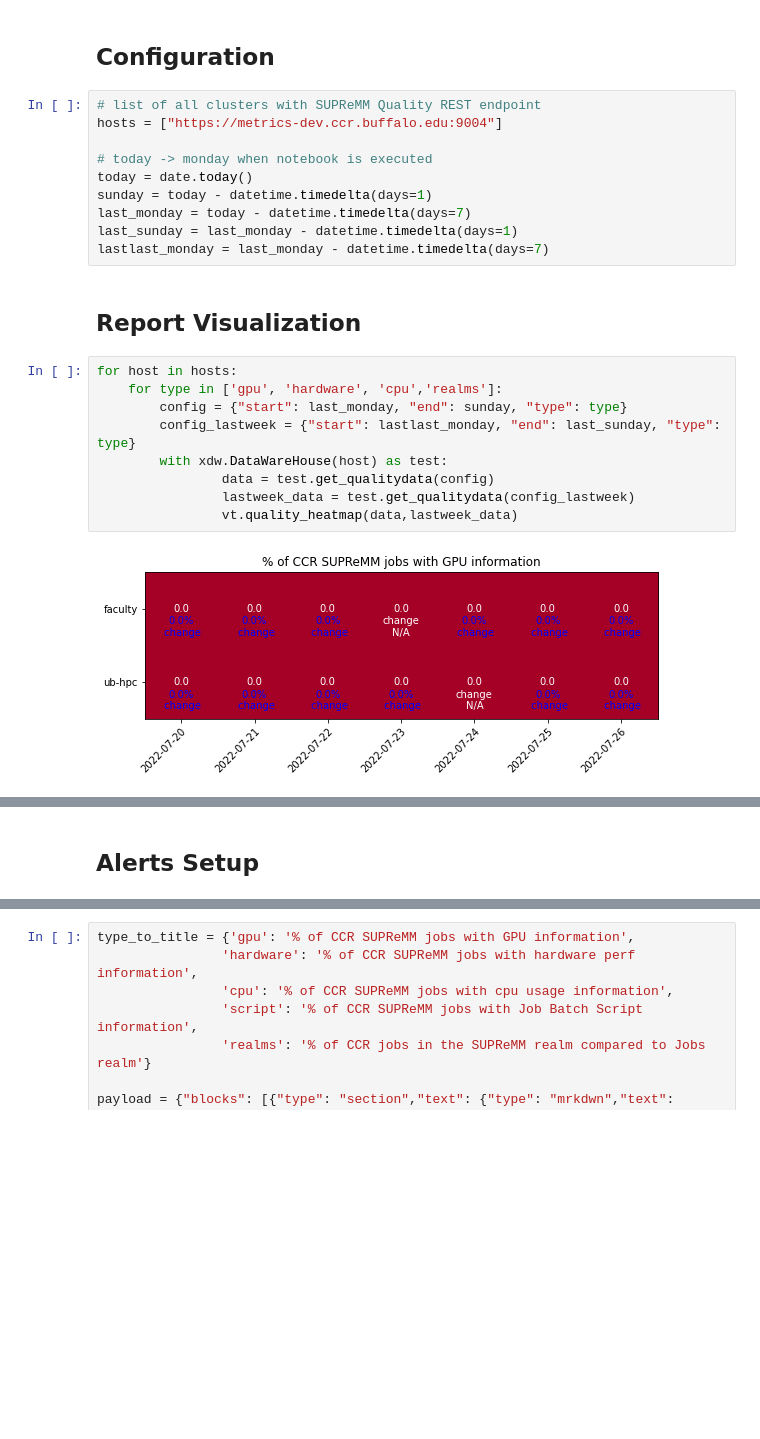
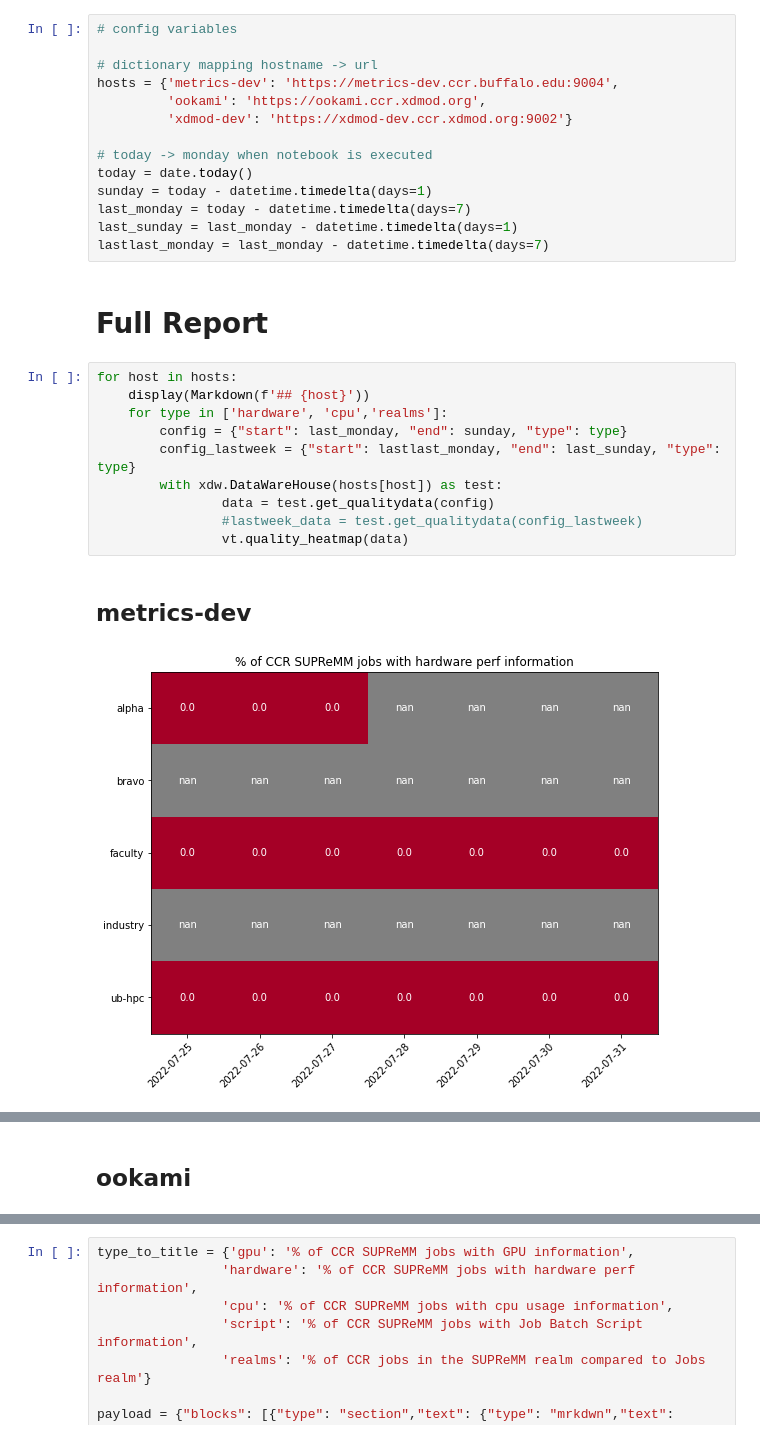
Before and after one commit to thanickcruz/xdmod-alerts, a Jupyter notebook: supremm-alert.ipynb, the cells around one changed output, grey strips where cells are left out. Saved outputs shown, nothing was run; the diff lists cells and outputs as text; blank space fills up the shorter version.

```diff
--- a/supremm-alert.ipynb
+++ b/supremm-alert.ipynb
@@ -15,8 +15,10 @@ import xdmod.visualizer_test as vt
-# %% [markdown]
-## Configuration
 # %%
-# list of all clusters with SUPReMM Quality REST endpoint
-hosts = ["https://metrics-dev.ccr.buffalo.edu:9004"]
+# config variables
+
+# dictionary mapping hostname -> url
+hosts = {'metrics-dev': 'https://metrics-dev.ccr.buffalo.edu:9004',
+         'ookami': 'https://ookami.ccr.xdmod.org',
+         'xdmod-dev': 'https://xdmod-dev.ccr.xdmod.org:9002'}
 
 # today -> monday when notebook is executed
 today = date.today()
@@ -25,15 +27,17 @@ last_monday = today - datetime.timedelta(days=7)
 last_sunday = last_monday - datetime.timedelta(days=1)
 lastlast_monday = last_monday - datetime.timedelta(days=7)
 # %% [markdown]
-## Report Visualization
+# Full Report
 # %%
 for host in hosts:
-    for type in ['gpu', 'hardware', 'cpu','realms']:
+    display(Markdown(f'## {host}'))
+    for type in ['hardware', 'cpu','realms']:
         config = {"start": last_monday, "end": sunday, "type": type}
         config_lastweek = {"start": lastlast_monday, "end": last_sunday, "type": type}
-        with xdw.DataWareHouse(host) as test:
+        with xdw.DataWareHouse(hosts[host]) as test:
                 data = test.get_qualitydata(config)
-                lastweek_data = test.get_qualitydata(config_lastweek)
-                vt.quality_heatmap(data,lastweek_data)
+                #lastweek_data = test.get_qualitydata(config_lastweek)
+                vt.quality_heatmap(data)
 # %% [output]
+## metrics-dev
-[figure, old version]
+[figure, new version]
@@ -41,0 +46 @@ for host in hosts:
+## ookami
@@ -43,3 +54 @@ for host in hosts:
-# %% [markdown]
-## Alerts Setup
 # %%
```
Also changed, not shown: parts of 5 cells of this notebook.
